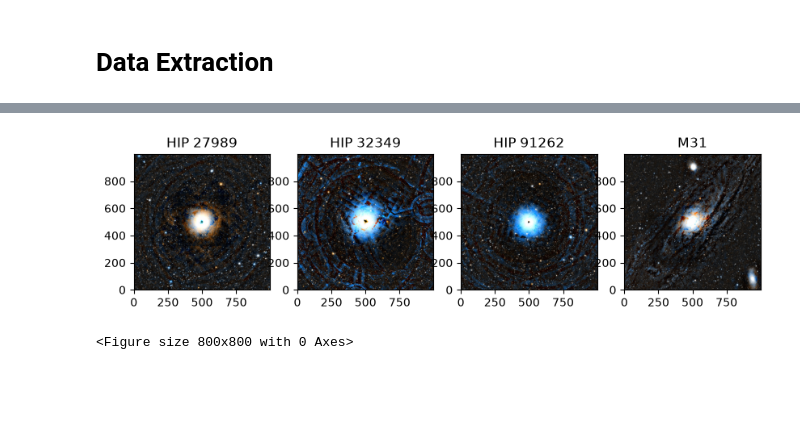
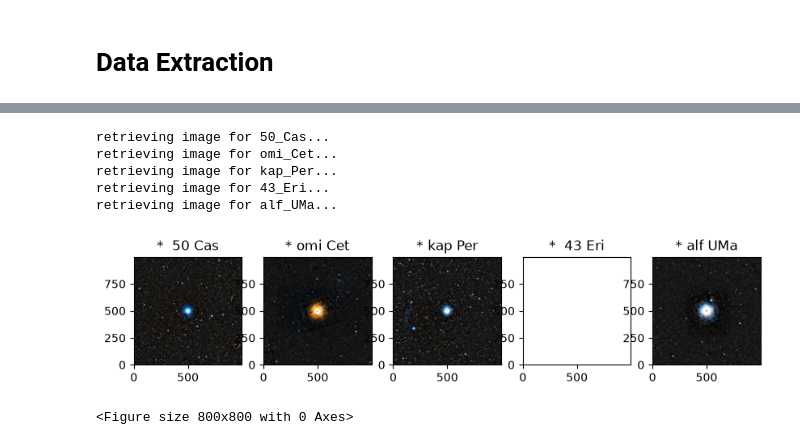
Before and after one commit to etu8924/CelestialCelebs, a Jupyter notebook: sophia_research/img_processing.ipynb, the cells around one changed output, grey strips where cells are left out. Drawn from its saved outputs; the diff is of its cells as text; code cells hidden in the pictures; blank space fills up the shorter version.

Commit message:
clean data, process images - imgs not added to repo

```diff
--- a/sophia_research/img_processing.ipynb
+++ b/sophia_research/img_processing.ipynb
@@ -80,7 +103,11 @@ def get_hips_image(ra, dec):
 
 images = {}
 
-# loop to obtain images for previously defined target celestial bodies
+# loop to obtain and save images for previously defined target celestial bodies
 for i in range(len(target_coords)):
-   if (target_ids[i] not in images.keys()):
-      images[target_ids[i]] = get_hips_image(target_coords[i]['ra'], target_coords[i]['dec'])
+   name = target_coords['main_id'][i]
+   print(f"retrieving image for {name}...")
+   if (name[0] == '*'):
+      name = name[1:].lstrip() # remove the '*' from the beginning of the name; redundant info
+   formatted_name = '_'.join(name.split(' '))
+   plt.imsave(f"images/{formatted_name}.png", get_hips_image(target_coords.loc[i]['ra'], target_coords.loc[i]['dec']))
@@ -87,20 +132,38 @@ for i in range(len(target_coords)):
 # %%
 ## display image
 
+# img = plt.imread('images/Citala.png')
+# plt.imshow(img, origin='lower') # color img display
+
+
 # display images all at once for testing
-fig, axes = plt.subplots(nrows=1, ncols=4, figsize=(10, 4))
+fig, axes = plt.subplots(nrows=1, ncols=5, figsize=(10, 5))
 
 # iterate through each celestial body for each subplot
-for i in range(len(target_ids)):
-   axes[i].imshow(images[target_ids[i]], origin='lower') # color img display
-   axes[i].set_title(' '.join(target_ids[i].split('_'))) # replace underscores with spaces
+for i in range(5):
+   name = target_coords['main_id'][i]
+   if (name[0] == '*'):
+      name = name[1:].lstrip() # remove the '*' from the beginning of the name; redundant info
+   name = name.replace(' ', '_') # replace spaces with underscores for file name
+   try:
+      print(f"retrieving image for {name}...")
+      axes[i].imshow(plt.imread(f'images/{name}.png'), origin='lower') # color img display
+      axes[i].set_title(' '.join(target_coords.loc[i]["main_id"].split('_'))) # replace underscores with spaces
+   except:
+      # common name or designation likely caused an error - just skip over it
+      print(f"error retrieving image for {name}... skipping")
 
 plt.figure(figsize=(8, 8))
 plt.tight_layout()
 plt.show()
 # %% [output]
+retrieving image for 50_Cas...
+retrieving image for omi_Cet...
+retrieving image for kap_Per...
+retrieving image for 43_Eri...
+retrieving image for alf_UMa...
-[figure, old version]
+[figure, new version]
-<Figure size 800x800 with 0 Axes>
+<Figure size 800x800 with 0 Axes>
 # %%
 ## image processing:
 # for each, determine what is in it (star, galaxy...) based on name data/img analysis (large bright dot vs many small bright dots)
```
Also changed, not shown: parts of 6 cells of this notebook, 6 other files.
